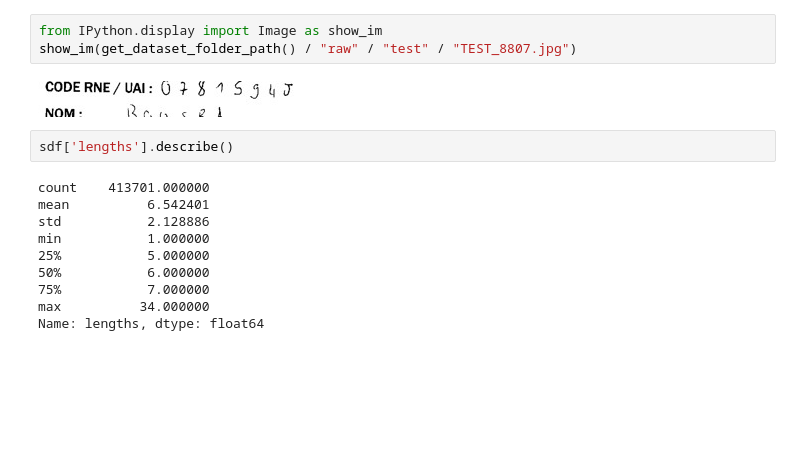
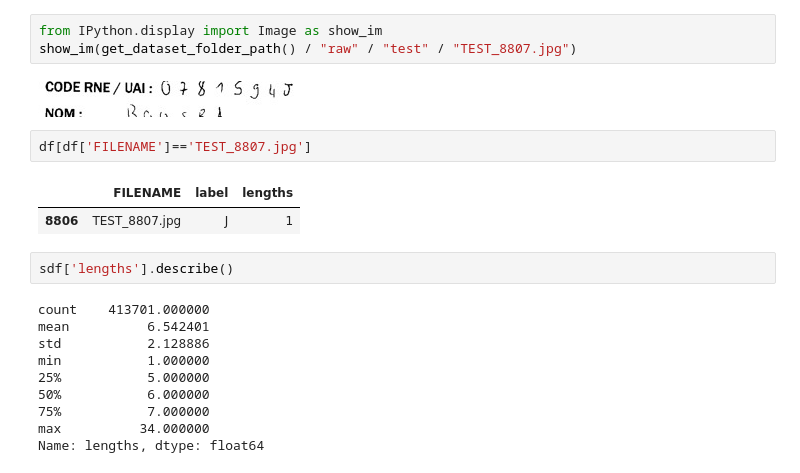
Before and after one commit to faraz-g/handwriting-recognition, a Jupyter notebook: notebooks/text analysis_raw_data.ipynb, the cells around one changed output. Drawn from its saved outputs; the diff is of its cells as text; blank space fills up the shorter version.

```diff
--- a/notebooks/text analysis_raw_data.ipynb
+++ b/notebooks/text analysis_raw_data.ipynb
@@ -208,6 +208,11 @@ from IPython.display import Image as show_im
 show_im(get_dataset_folder_path() / "raw" / "test" / "TEST_8807.jpg")
 # %% [output]
 [figure]
+# %%
+df[df['FILENAME']=='TEST_8807.jpg']
+# %% [output]
+|  | FILENAME | label | lengths |
+| 8806 | TEST_8807.jpg | J | 1 |
 # %%
 sdf['lengths'].describe()
 # %% [output]
```
Also changed, not shown: parts of 2 cells of this notebook, 1 other file.
